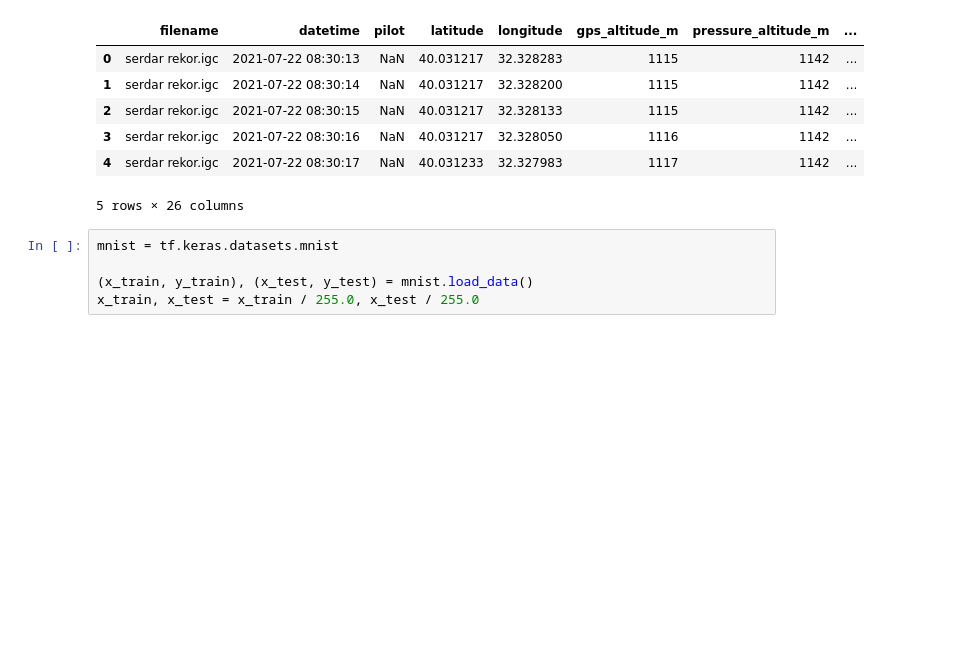
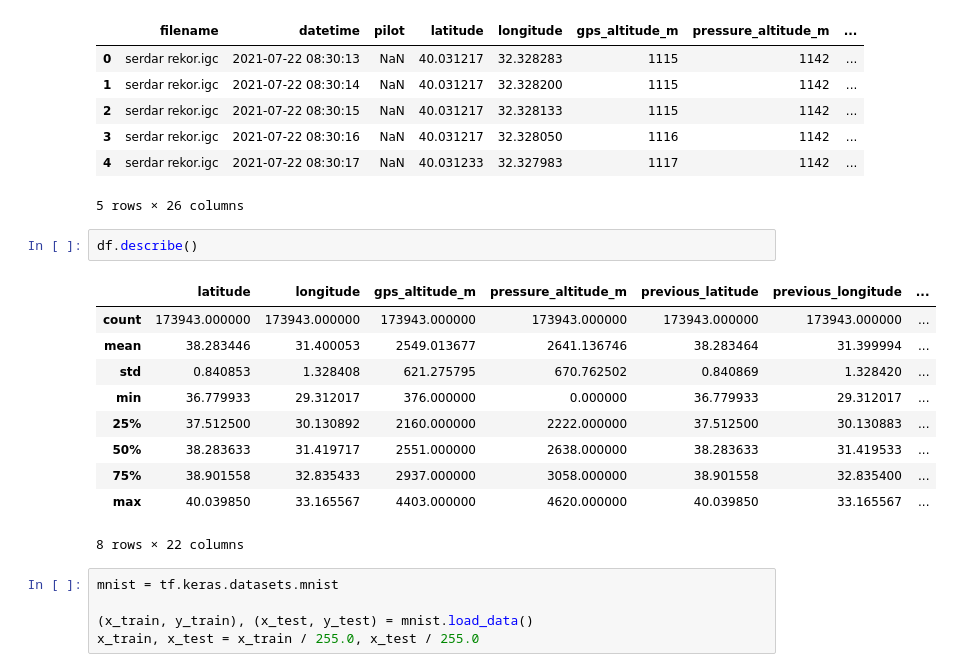
Before and after one commit to SerkanKurd/Paragliding_Flight_Analyses, a Jupyter notebook: beginner.ipynb, the cells around one changed output. Cells and saved outputs as stored; diff of their text form; blank space fills up the shorter version.

```diff
--- a/beginner.ipynb
+++ b/beginner.ipynb
@@ -14,6 +14,19 @@ df.head()
 | 3 | serdar rekor.igc | 2021-07-22 08:30:16 | NaN | 40.031217 | 32.328050 | 1116 | 1142 | ... |
 | 4 | serdar rekor.igc | 2021-07-22 08:30:17 | NaN | 40.031233 | 32.327983 | 1117 | 1142 | ... |
 5 rows × 26 columns
+# %%
+df.describe()
+# %% [output]
+|  | latitude | longitude | gps_altitude_m | pressure_altitude_m | previous_latitude | previous_longitude | ... |
+| count | 173943.000000 | 173943.000000 | 173943.000000 | 173943.000000 | 173943.000000 | 173943.000000 | ... |
+| mean | 38.283446 | 31.400053 | 2549.013677 | 2641.136746 | 38.283464 | 31.399994 | ... |
+| std | 0.840853 | 1.328408 | 621.275795 | 670.762502 | 0.840869 | 1.328420 | ... |
+| min | 36.779933 | 29.312017 | 376.000000 | 0.000000 | 36.779933 | 29.312017 | ... |
+| 25% | 37.512500 | 30.130892 | 2160.000000 | 2222.000000 | 37.512500 | 30.130883 | ... |
+| 50% | 38.283633 | 31.419717 | 2551.000000 | 2638.000000 | 38.283633 | 31.419533 | ... |
+| 75% | 38.901558 | 32.835433 | 2937.000000 | 3058.000000 | 38.901558 | 32.835400 | ... |
+| max | 40.039850 | 33.165567 | 4403.000000 | 4620.000000 | 40.039850 | 33.165567 | ... |
+8 rows × 22 columns
 # %%
 mnist = tf.keras.datasets.mnist
 
```
Also changed, not shown: 3 other files.
